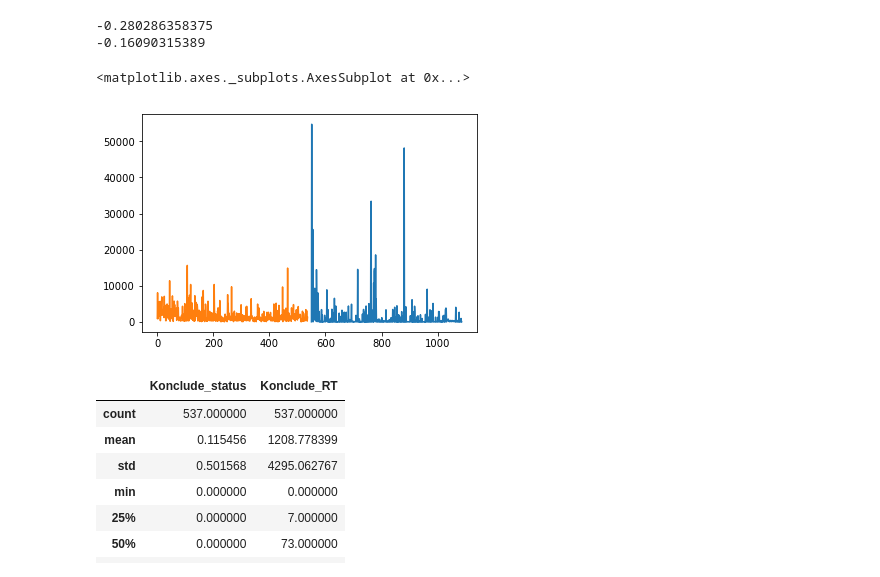
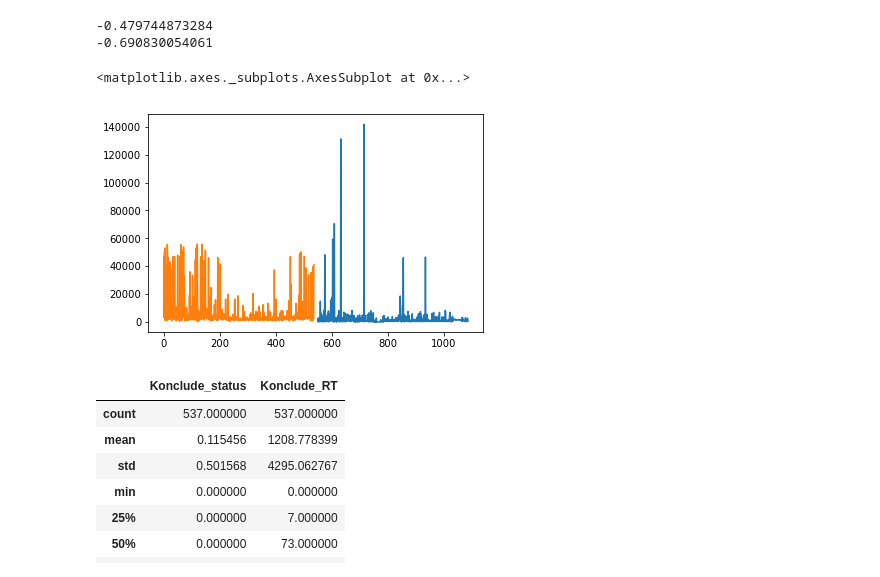
Before and after one commit to hemantnyadav/Predicting-Reasoner-for-Ontology-MultiTarget-and-MultiVariate-classification-, a Jupyter notebook: multi.ipynb, the cells around one changed output. Cells and saved outputs as stored; diff of their text form; code cells hidden in the pictures.

```diff
--- a/multi.ipynb
+++ b/multi.ipynb
@@ -86,21 +236,21 @@ p['krt'].plot()
 # %%
 #from sklearn.ensemble import RandomForestClassifier
 #from sklearn.multioutput import MultiOutputClassifier
-forest = RandomForestRegressor(n_estimators=40, random_state=1)
+forest = RandomForestRegressor(n_estimators=60, random_state=1)
 multi_target_forest = MultiOutputRegressor(forest, n_jobs=-1)
 print(multi_target_forest.fit(train_features, train_target).score(test_features,test_target))
 print(r2_score(test_target,multi_target_forest.predict(test_features)))
 # %% [output]
--0.280286358375
--0.16090315389
+-0.479744873284
+-0.690830054061
 # %%
 mlvalues = multi_target_forest.predict(test_features)
 p =pd.DataFrame(multi_target_forest.predict(test_features),columns = ['ks','krt'])
-test_target['Konclude_RT'].plot()
+test_target['More_RT'].plot()
 p['krt'].plot()
 # %% [output]
 <matplotlib.axes._subplots.AxesSubplot at 0x...>
-[figure, old version]
+[figure, new version]
 # %%
 test_target.describe()
 # %% [output]
```
Also changed, not shown: parts of 17 cells of this notebook, 1 other file.
